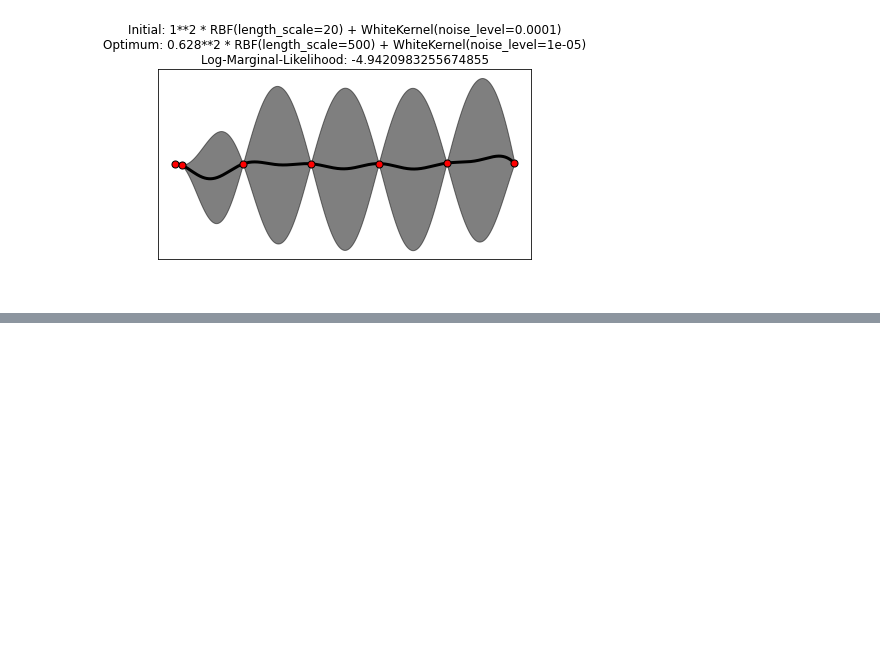
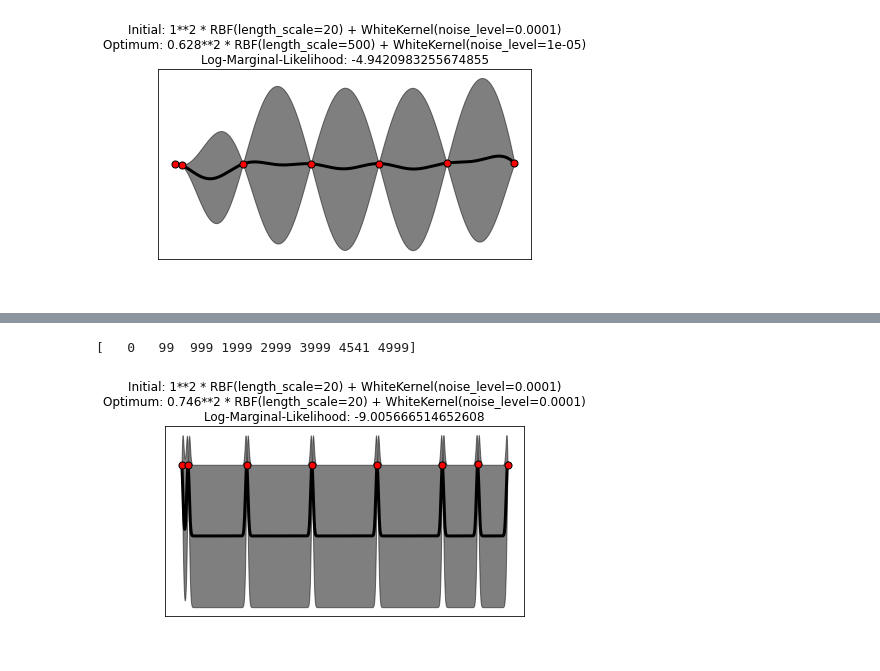
Before and after one commit to michelleliu1027/Bayesian_PV, a Jupyter notebook: BO_example.ipynb, the cells around one changed output, grey strips where cells are left out. Drawn from its saved outputs; the diff is of its cells as text; code cells hidden in the pictures; blank space fills up the shorter version.

Commit message:
function for finding next x value for prediction

```diff
--- a/BO_example.ipynb
+++ b/BO_example.ipynb
@@ -199,0 +201,44 @@ print(acp_value)
+# %%
+def plot (X_,y_mean,y,y_cov,gp,kernel):
+    #plot function
+    plt.figure()
+    plt.plot(X_, y_mean, 'k', lw=3, zorder=9)
+    plt.fill_between(X_, y_mean - np.sqrt(np.diag(y_cov)),y_mean + np.sqrt(np.diag(y_cov)),alpha=0.5, color='k')
+    plt.scatter(X[:, 0], y, c='r', s=50, zorder=10, edgecolors=(0, 0, 0))
+    plt.tick_params(axis='y', colors = 'white')
+    plt.tick_params(axis='x', colors = 'white')
+    plt.ylabel('Lifetime',color = 'white')
+    plt.xlabel('Time',color = 'white')
+    plt.title("Initial: %s\nOptimum: %s\nLog-Marginal-Likelihood: %s" % (kernel, gp.kernel_,
+                gp.log_marginal_likelihood(gp.kernel_.theta)))
+    plt.tight_layout()
+# %%
+# Block of code to add 1 data point from max upper bound from plotted graph
+x_loop = x_random
+# Add the x value at the highest y value in y upper bound
+y_upper_bound = y_mean + np.sqrt(np.diag(y_cov))
+y_max = y_upper_bound.max()
+x_max, =np.where(y_upper_bound == y_max)
+x_loop = np.append(x_loop,x_max)
+x_loop.sort()
+print (x_loop)
+# %% [output]
+[   0   99  999 1999 2999 3999 4541 4999]
+# %%
+# Preparing training set
+X = x_normal[x_loop].reshape(x_loop.size)
+y = y_normal[x_loop]
+X = X.reshape(x_loop.size,1)
+# Kernel setting
+length_scale_bounds_MAX = 600
+length_scale_bounds_MIN = 1e-2
+
+kernel = 1.0 * RBF(length_scale=20,
+length_scale_bounds=(length_scale_bounds_MIN, length_scale_bounds_MAX)) \
+    + WhiteKernel(noise_level=0.0001)
+gp = GaussianProcessRegressor(kernel=kernel,alpha=0.0).fit(X, y)
+
+y_mean, y_cov = gp.predict(X_[:, np.newaxis], return_cov=True)
+plot (X_,y_mean,y,y_cov,gp,kernel)
+# %% [output]
+[figure, added]
```
Also changed, not shown: parts of 4 cells of this notebook.
